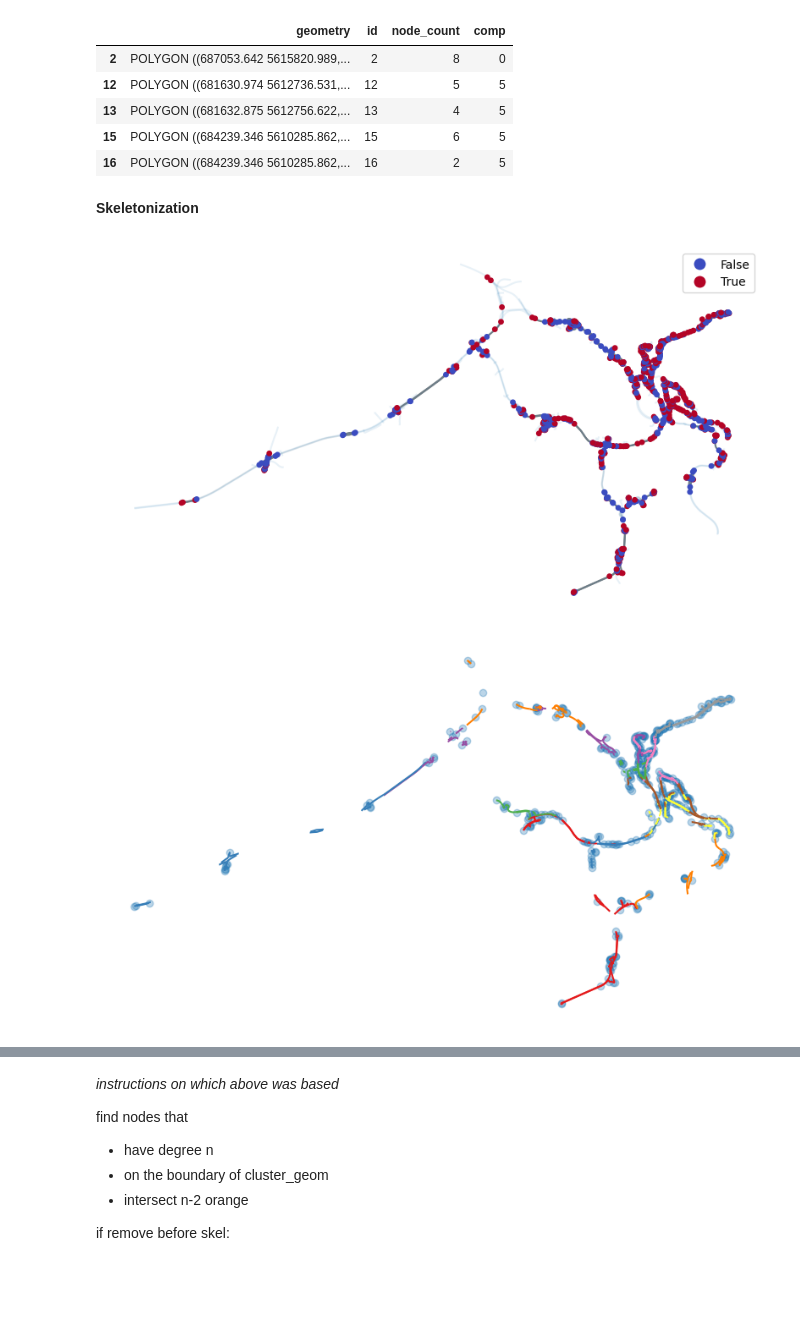
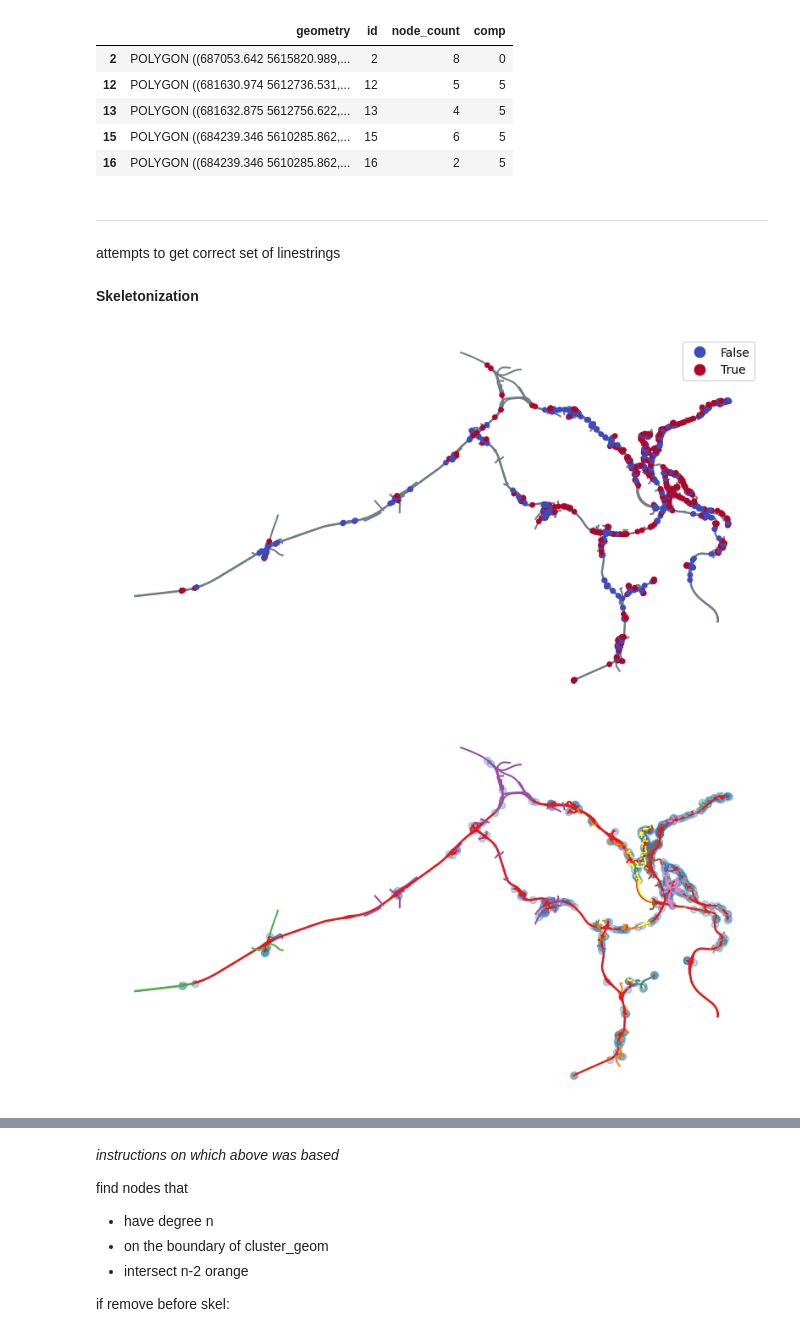
Before and after one commit to uscuni/simplification, a Jupyter notebook: notebooks/typology-multiples.ipynb, the cells around one changed output, grey strips where cells are left out. Saved outputs shown, nothing was run; the diff lists cells and outputs as text; code cells hidden in the pictures; blank space fills up the shorter version.

```diff
--- a/notebooks/typology-multiples.ipynb
+++ b/notebooks/typology-multiples.ipynb
@@ -258,3 +258,7 @@ artifacts.head()
 | 13 | POLYGON ((681632.875 5612756.622,... | 13 | 4 | 5 |
 | 15 | POLYGON ((684239.346 5610285.862,... | 15 | 6 | 5 |
 | 16 | POLYGON ((684239.346 5610285.862,... | 16 | 2 | 5 |
+# %% [markdown]
+***
+
+attempts to get correct set of linestrings
@@ -262,13 +288,20 @@ artifacts.head()
 **Skeletonization**
 # %%
 mycomp = 5
+eps = 0.01 # epsilon for buffering
 
 # get the cluster polygon
 cluster_geom = artifacts[artifacts.comp == mycomp].union_all()
 
-# find road segments WITHIN cluster polygon (to be dropped)
-edges_outside = roads.iloc[roads.sindex.query(cluster_geom.boundary, predicate="covers")].copy()
-
+# get edges that intersect with buffered boundary
+edges_on_boundary = roads.intersection(cluster_geom.boundary.buffer(eps))
+# keep only (multi)linestrings of length>eps
+edges_on_boundary = edges_on_boundary[
+    ~edges_on_boundary.is_empty &
+    edges_on_boundary.geom_type.str.contains("Line") &
+    edges_on_boundary.length > 0.01
+]
+edges_outside = roads.iloc[edges_on_boundary.index].copy()
 # find road segments DELINEATING cluster polygon (to be partially merged, and kept)
 edges_within = roads.iloc[roads.sindex.query(cluster_geom, predicate = "contains")].copy()
 
@@ -295,27 +328,26 @@ nodes_boundary.to_keep = nodes_boundary.to_keep > 0
 nodes_boundary.plot(ax=ax, column = "to_keep", zorder = 3, markersize = 15, cmap = "coolwarm", legend =True)
 ax.set_axis_off()
 # %% [output]
-[figure, old version]
+[figure, new version]
 # %%
 # merging lines between nodes to keep:
-
-tiny_buffers = nodes_boundary[nodes_boundary.to_keep].buffer(0.01).union_all()
+tiny_buffers = nodes_boundary[nodes_boundary.to_keep].buffer(eps).union_all()
 
 # make queen contiguity graph on MINUSBUFFERED outline road segments,
 # and copy component labels into edge_outside gdf
 queen = graph.Graph.build_contiguity(
     edges_outside.difference(tiny_buffers),
     rook=False
 )
 edges_outside["comp"] = queen.component_labels
 
 # plot to see if it worked
 fig, ax = plt.subplots(1,1, figsize = (10,10))
 edges_outside.plot(column="comp", ax=ax, cmap = "Set1")
 nodes_boundary[nodes_boundary.to_keep].plot(ax=ax, alpha = .3)
 ax.set_axis_off()
 # %% [output]
-[figure, old version]
+[figure, new version]
 # %%
 %%time
 skel, _ = voronoi_skeleton( # this is the one we need
```
Also changed, not shown: parts of 6 cells of this notebook.
